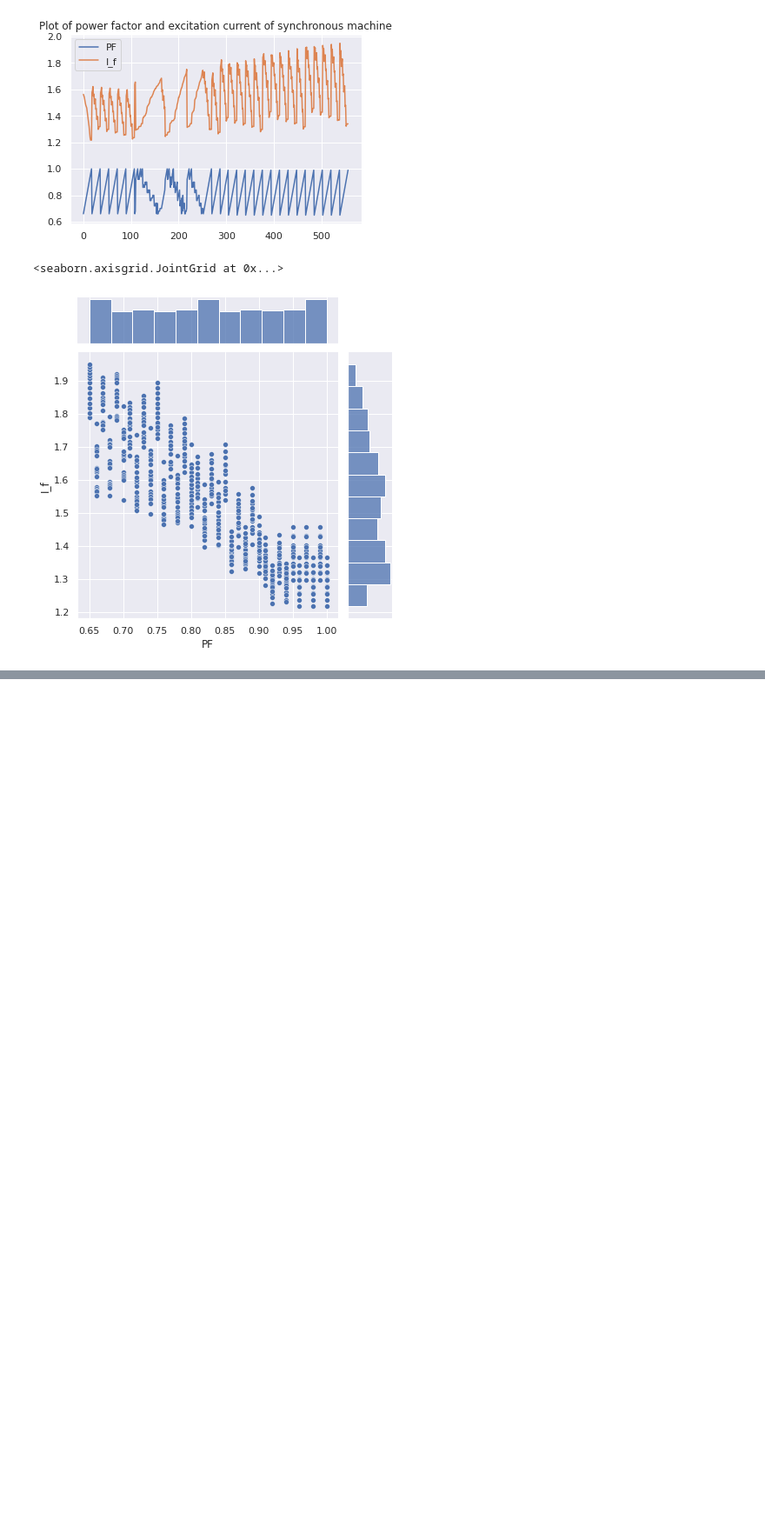
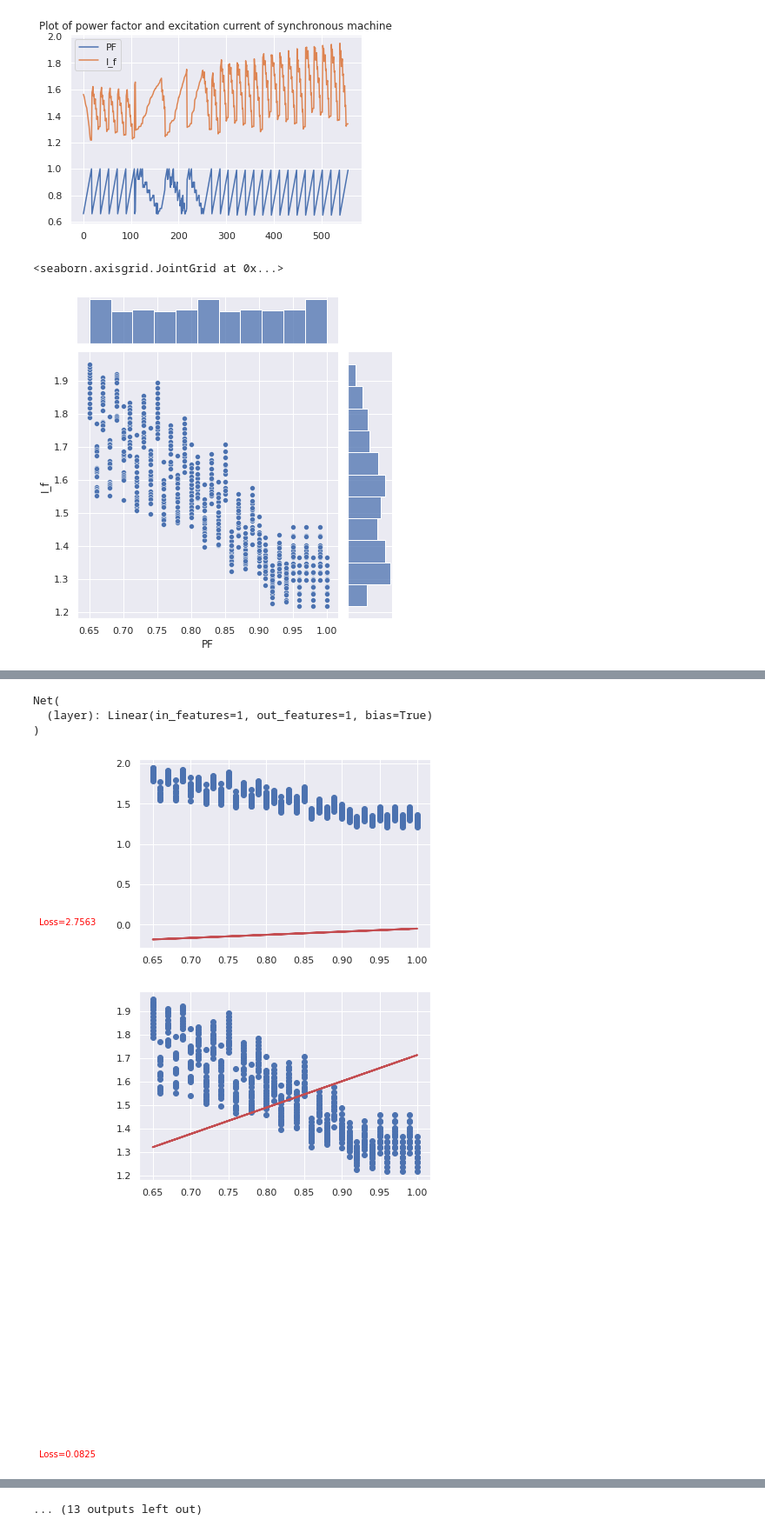
Before and after one commit to Cepera90/sync_maschine, a Jupyter notebook: sync-maschine.ipynb, the cells around one changed output, grey strips where cells are left out. Shown at 87% size. Cells and saved outputs as stored; diff of their text form; code cells hidden in the pictures; blank space fills up the shorter version.

```diff
--- a/sync-maschine.ipynb
+++ b/sync-maschine.ipynb
@@ -125,0 +70,47 @@ RuntimeError: ignored
+# %%
+x = data['PF']
+y = data['I_f']
+x = torch.from_numpy(x.values.reshape(-1,1)).float()
+y = torch.from_numpy(y.values.reshape(-1,1)).float()
+# %%
+class Net(nn.Module):
+   def __init__(self):
+       super(Net, self).__init__()
+       self.layer = torch.nn.Linear(1, 1)
+
+   def forward(self, x):
+       x = self.layer(x)
+       return x
+
+net = Net()
+print(net)
+# %% [output]
+Net(
+  (layer): Linear(in_features=1, out_features=1, bias=True)
+)
+# %%
+# Define Optimizer and Loss Function
+optimizer = torch.optim.SGD(net.parameters(), lr=0.2)
+loss_func = torch.nn.MSELoss()
+# %%
+inputs = Variable(x)
+outputs = Variable(y)
+for i in range(250):
+   prediction = net(inputs)
+   loss = loss_func(prediction, outputs)
+   optimizer.zero_grad()
+   loss.backward()
+   optimizer.step()
+
+   if i % 10 == 0:
+       # plot and show learning process
+       plt.cla()
+       plt.scatter(x.data.numpy(), y.data.numpy())
+       plt.plot(x.data.numpy(), prediction.data.numpy(), 'r-', lw=2)
+       plt.text(0.5, 0, 'Loss=%.4f' % loss.data.numpy(), fontdict={'size': 10, 'color':  'red'})
+       plt.pause(0.1)
+
+plt.show()
+# %% [output]
+[figure, added]
+[figure, added]
@@ -125,0 +127 @@ RuntimeError: ignored
+... (13 outputs left out)
```
Also changed, not shown: parts of 11 cells of this notebook.
